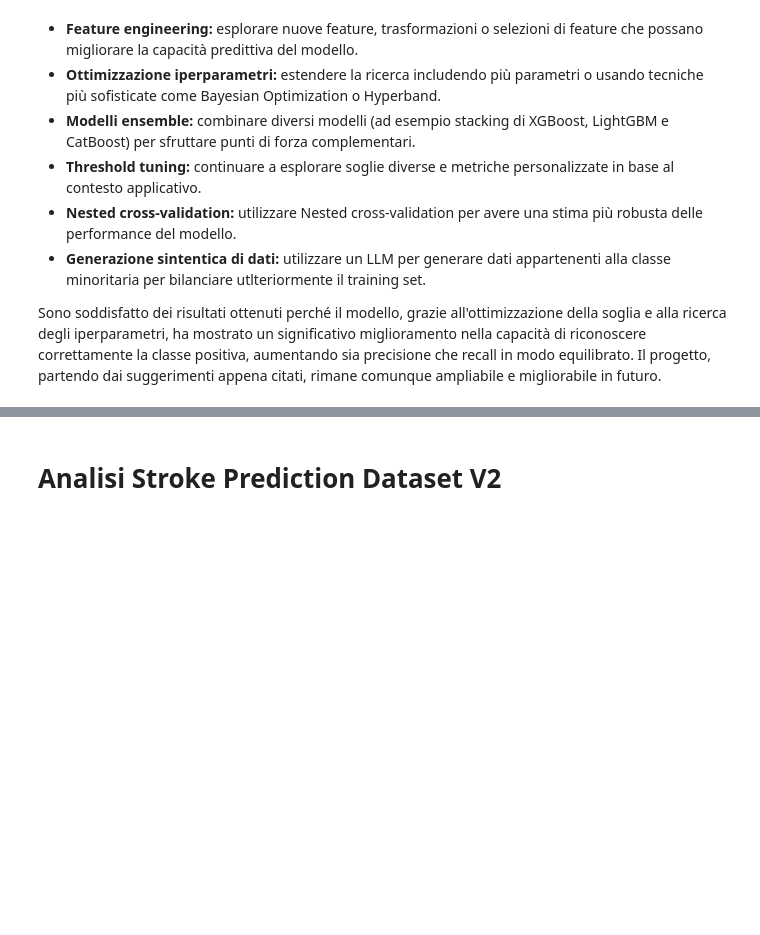
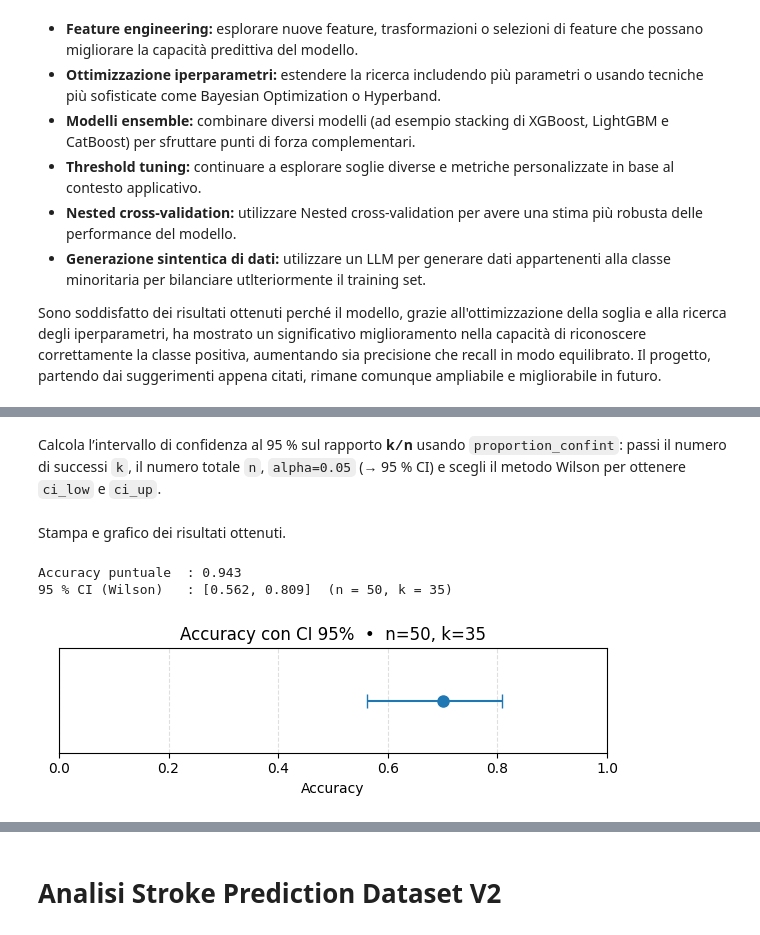
Before and after one commit to FrittatinaDiBucatini09/Stroke_Prediction_ML_Project, a Jupyter notebook: stroke_prediction.ipynb, the cells around one changed output, grey strips where cells are left out. Cells and saved outputs as stored; diff of their text form; code cells hidden in the pictures; blank space fills up the shorter version.

```diff
--- a/stroke_prediction.ipynb
+++ b/stroke_prediction.ipynb
@@ -1323,0 +1468,4 @@ Sono soddisfatto dei risultati ottenuti perché il modello, grazie all'ottimizza
+# %%
+best_th = 0.429
+y_prob = best_model_f1.predict_proba(X_test)[:, 1]
+y_pred = (y_prob > best_th).astype(int)
@@ -1323,0 +1481,57 @@ Sono soddisfatto dei risultati ottenuti perché il modello, grazie all'ottimizza
+# %%
+real_pos = (y_test == 1)
+k = int(((y_pred == 1) & real_pos).sum())  # veri positivi
+n = int(real_pos.sum())                    # tutti i positivi reali
+# %% [markdown]
+Calcola l’intervallo di confidenza al 95 % sul rapporto **k ⁄ n** usando `proportion_confint`: passi il numero di successi `k`, il numero totale `n`, `alpha=0.05` (→ 95 % CI) e scegli il metodo Wilson per ottenere `ci_low` e `ci_up`.
+# %%
+ci_low, ci_up = proportion_confint(
+    count=k,
+    nobs=n,
+    alpha=0.05,        # 1 – confidence level
+    method='wilson'
+)
+# %% [markdown]
+Stampa e grafico dei risultati ottenuti.
+# %%
+print(f"Accuracy puntuale  : {accuracy_point:.3f}")
+print(f"95 % CI (Wilson)   : [{ci_low:.3f}, {ci_up:.3f}]  (n = {n}, k = {k})")
+# %% [output]
+Accuracy puntuale  : 0.943
+95 % CI (Wilson)   : [0.562, 0.809]  (n = 50, k = 35)
+# %%
+def plot_accuracy_ci(k: int, n: int, alpha: float = 0.05, method: str = "wilson", ax=None):
+    acc = k / n
+
+    # intervallo di confidenza
+    ci_low, ci_up = proportion_confint(k, n, alpha=alpha, method=method)
+    err_lo = acc - ci_low
+    err_hi = ci_up - acc
+
+    # crea l'axes se manca
+    if ax is None:
+        _, ax = plt.subplots(figsize=(6, 2))
+
+    # error-bar orizzontale
+    ax.errorbar(
+        [acc], [0],
+        xerr=[[err_lo], [err_hi]],
+        fmt="o",
+        capsize=5,
+        markersize=8,
+    )
+
+    # estetica di base
+    ax.set_xlim(0, 1)
+    ax.set_yticks([])
+    ax.set_xlabel("Accuracy")
+    ax.set_title(f"Accuracy con CI {(1-alpha)*100:.0f}%  •  n={n}, k={k}")
+    ax.grid(axis="x", linestyle="--", alpha=0.4)
+
+    return ax
+
+plot_accuracy_ci(k, n)
+plt.tight_layout()
+plt.show()
+# %% [output]
+[figure, added]
```
Also changed, not shown: parts of 119 cells of this notebook.
